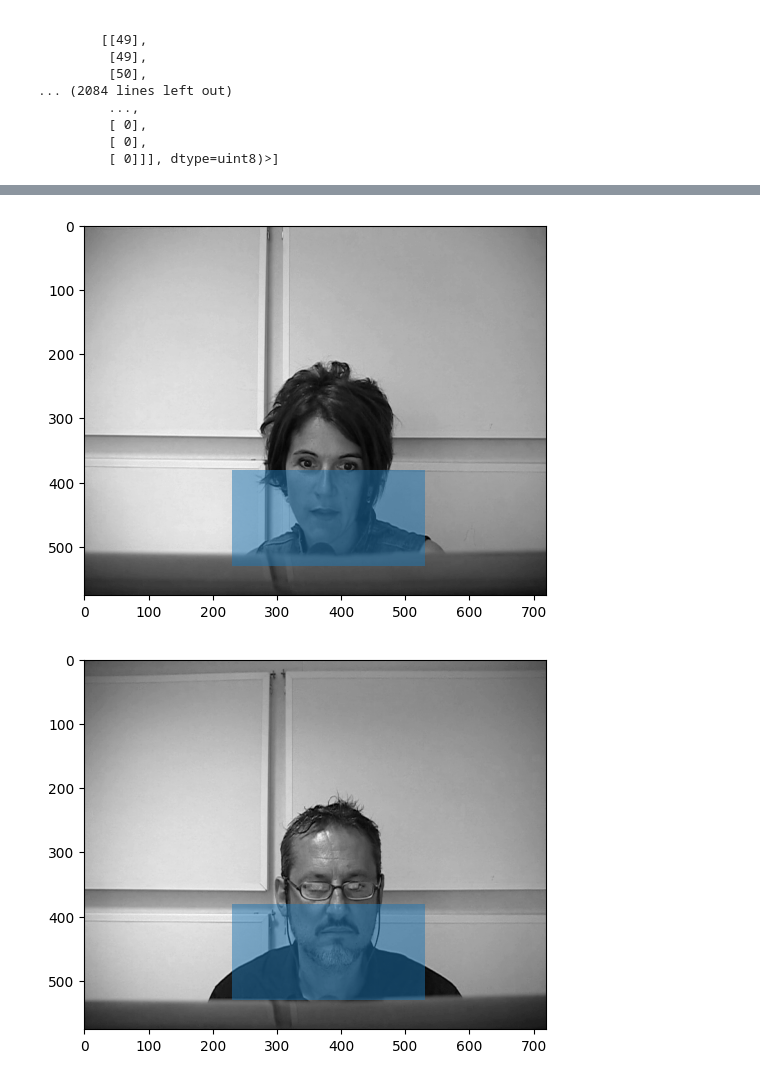
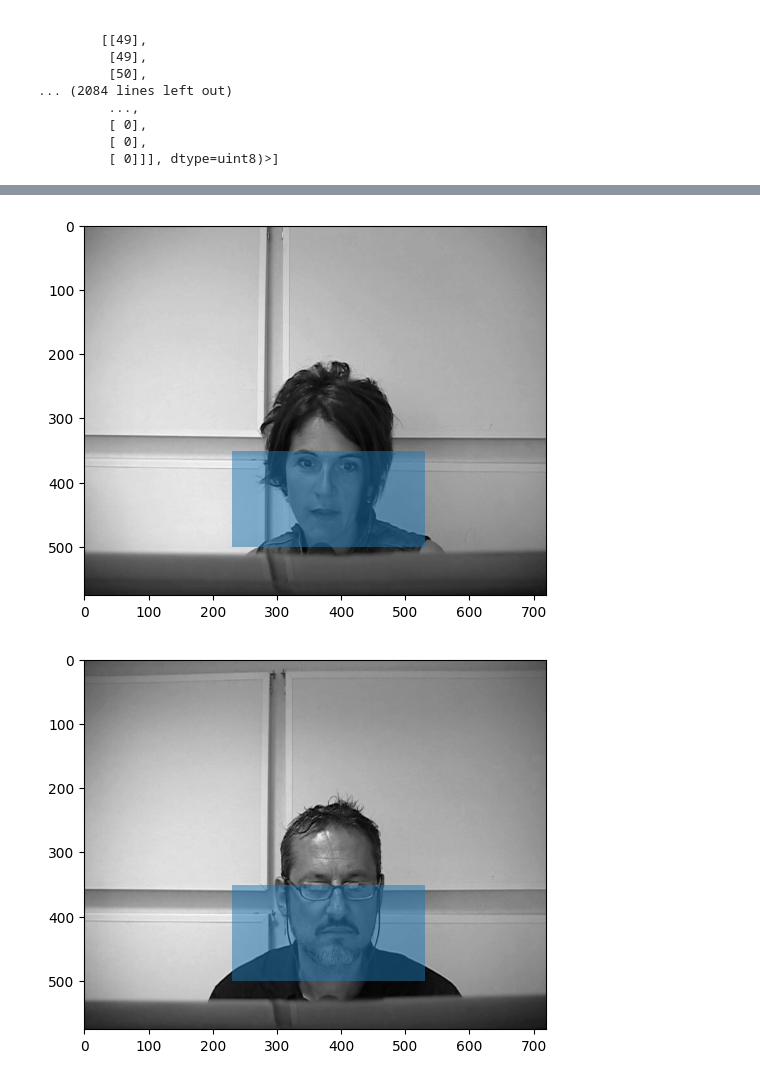
Before and after one commit to ssaulay/silentspeak, a Jupyter notebook: notebooks/frame.ipynb, the cells around one changed output, grey strips where cells are left out. Drawn from its saved outputs; the diff is of its cells as text; code cells hidden in the pictures.

```diff
--- a/notebooks/frame.ipynb
+++ b/notebooks/frame.ipynb
@@ -111,21 +111,21 @@ frames_4 = load_video("/Users/mac/code/ssaulay/silentspeak/raw_data/Session I/Lo
 # %%
 fig = plt.figure()
 ax=plt.gca()
 ax.imshow(frames_4[1], cmap="gray")
 
 rec = Rectangle(
-    xy = (230, 380),
+    xy = (230, 350),
     width=300,
     height=150,
     alpha = 0.5
 
 )
 
 ax.add_patch(rec)
 
 plt.show()
 # %% [output]
-[figure, old version]
+[figure, new version]
 # %%
 frames_5 = load_video("/Users/mac/code/ssaulay/silentspeak/raw_data/Session I/Locuteur_I_5/videos/4_front.avi")
 # %%
@@ -134,7 +134,7 @@ ax=plt.gca()
 ax.imshow(frames_5[1], cmap="gray")
 
 rec = Rectangle(
-    xy = (230, 380),
+    xy = (230, 350),
     width=300,
     height=150,
     alpha = 0.5
@@ -145,4 +145,4 @@ ax.add_patch(rec)
 
 plt.show()
 # %% [output]
-[figure, old version]
+[figure, new version]
```
Also changed, not shown: parts of 17 cells of this notebook.
